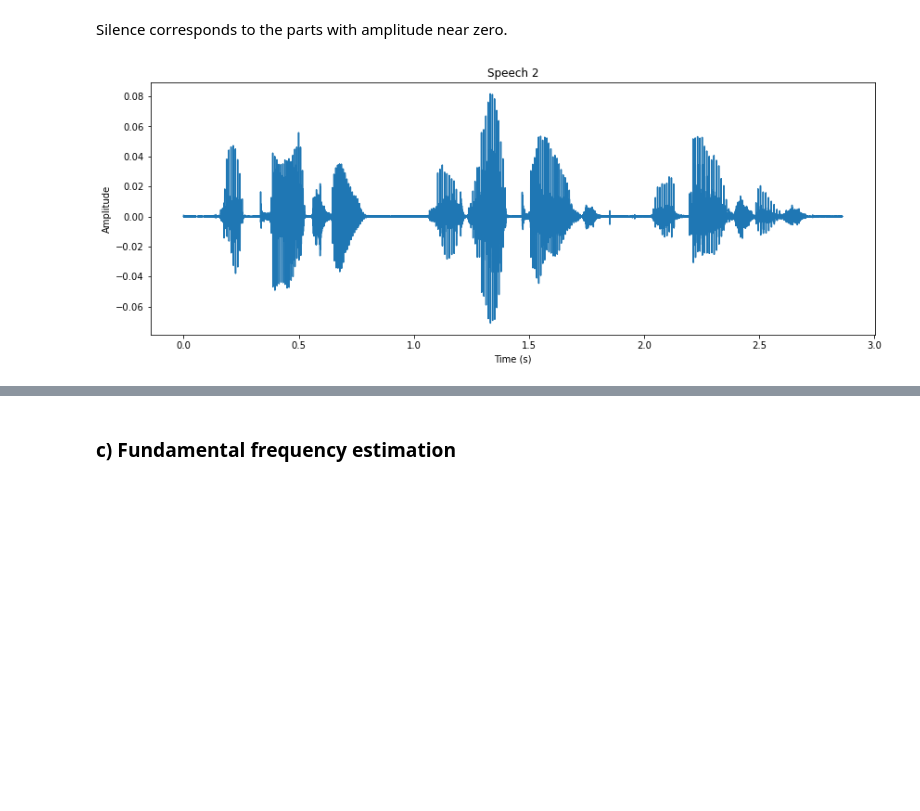
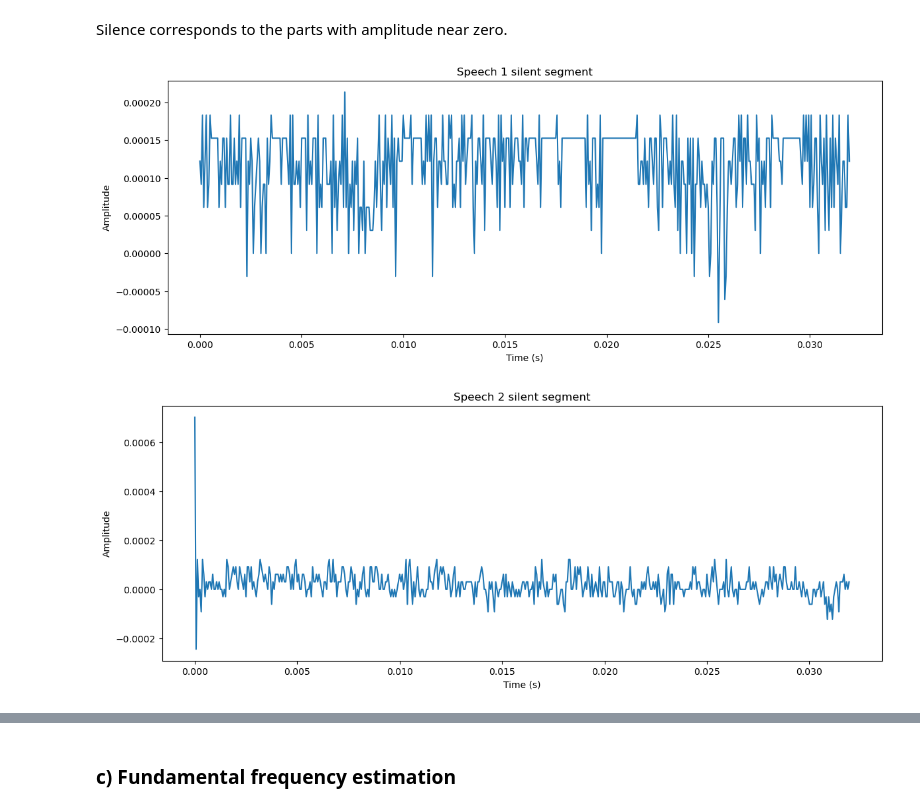
Before and after one commit to iibrahimli/ssp_sose2023, a Jupyter notebook: Exercise1/exercise1.ipynb, the cells around one changed output, grey strips where cells are left out. Cells and saved outputs as stored; diff of their text form; code cells hidden in the pictures; blank space fills up the shorter version.

```diff
--- a/Exercise1/exercise1.ipynb
+++ b/Exercise1/exercise1.ipynb
@@ -10,6 +10,6 @@ plt.rcParams["figure.figsize"] = (14, 5)
 # %% [markdown]
 ### a) Load
 # %%
-s1 = librosa.core.load("speech1.wav", sr=None)[0]
-s2 = librosa.core.load("speech2.wav", sr=None)[0]
+s1, sampling_freq_1 = librosa.core.load("speech1.wav", sr=None)
+s2, sampling_freq_2 = librosa.core.load("speech2.wav", sr=None)
 # %%
@@ -37,6 +41,10 @@ plot_signal(s1, sampling_freq, "Speech 1")
 # %% [markdown]
 Silence corresponds to the parts with amplitude near zero.
-# %%
-plot_signal(s2, sampling_freq, "Speech 2")
-# %% [output]
-[figure, removed]
+# %%
+s1_seg_silent = s1[0:512]
+s2_seg_silent = s2[0:512]
+plot_signal(s1_seg_silent, sampling_freq, "Speech 1 silent segment")
+plot_signal(s2_seg_silent, sampling_freq, "Speech 2 silent segment")
+# %% [output]
+[figure, added]
+[figure, added]
```
Also changed, not shown: parts of 9 cells of this notebook.
